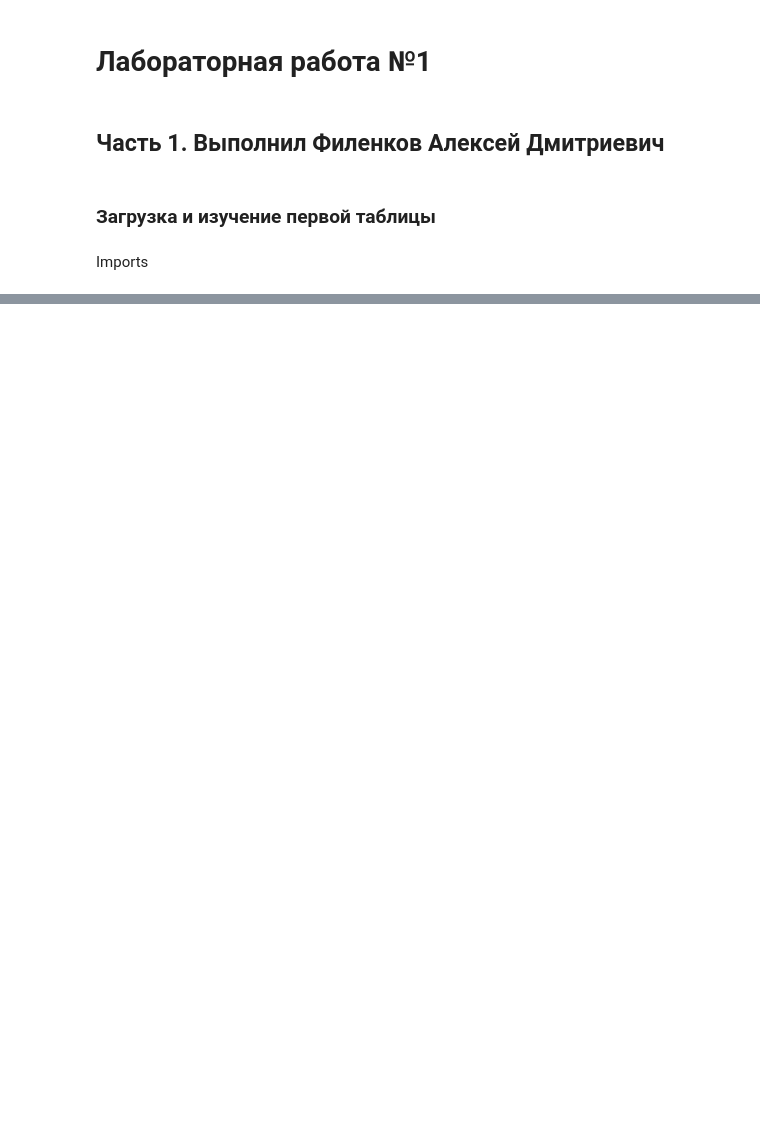
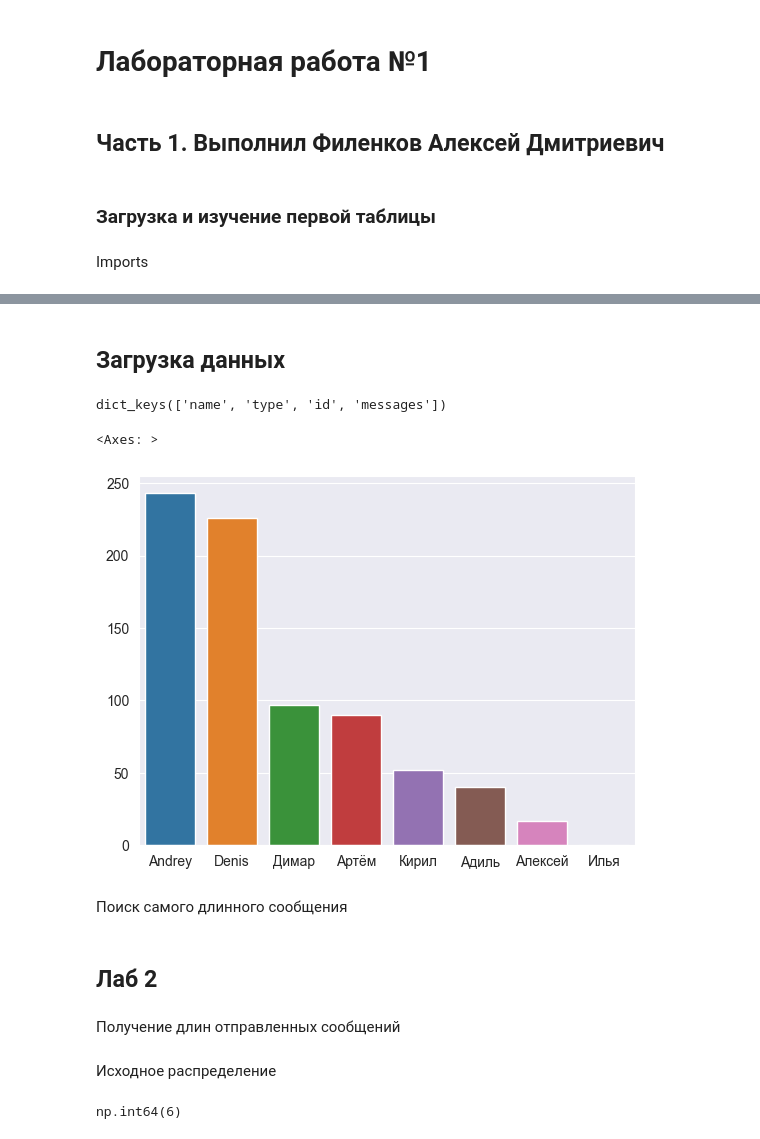
Before and after one commit to Aleshka5/Theory-of-Probability, a Jupyter notebook: research.ipynb, the cells around one changed output, grey strips where cells are left out. Cells and saved outputs as stored; diff of their text form; code cells hidden in the pictures; blank space fills up the shorter version.

```diff
--- a/research.ipynb
+++ b/research.ipynb
@@ -223,0 +23,10 @@ plt.show()
+# %% [markdown]
+## Загрузка данных
+# %%
+DB_PATH = "D:/databases/ChatExport_2023_10_01_2024-02_12_json"
+with open(DB_PATH+"/"+"result.json","r",encoding="utf-8") as file:
+    dict_data = json.load(file)
+
+dict_data.keys()
+# %% [output]
+dict_keys(['name', 'type', 'id', 'messages'])
@@ -223,0 +57,10 @@ plt.show()
+# %%
+hist_forward = pd.DataFrame({"Andrey":[243],"Denis":[226],"Адиль":[40],"Алексей":[17],"Артём":[90],"Димар":[97],"Илья":[0],"Кирил":[52]}).T.sort_values(by=0,ascending=False)
+hist_files = pd.DataFrame({"Andrey":[2496],"Denis":[1217],"Адиль":[1622],"Алексей":[372],"Артём":[2905],"Димар":[462],"Илья":[1],"Кирил":[2655]}).T.sort_values(by=0,ascending=False)
+hist_text = pd.DataFrame({"Andrey":[7063],"Denis":[3883],"Адиль":[8687],"Алексей":[1250],"Артём":[11260],"Димар":[3673],"Илья":[30],"Кирил":[7891]}).T.sort_values(by=0,ascending=False)
+sns.barplot(hist_forward.T)
+# %% [output]
+<Axes: >
+[figure, added]
+# %% [markdown]
+Поиск самого длинного сообщения
@@ -223,0 +73,4 @@ plt.show()
+# %% [markdown]
+## Лаб 2
+# %% [markdown]
+Получение длин отправленных сообщений
@@ -223,0 +85,27 @@ plt.show()
+# %% [markdown]
+Исходное распределение
+# %%
+def mean(X:np.array) -> float:
+    return X.sum() / X.shape[0]
+
+def var(X:np.array,k) -> float:
+    return mean((X - mean(X))**k)
+
+def std(X:float):
+    return np.sqrt(var(X,k=2))
+
+def asymmetric(X:np.array,k) -> float:
+    return var(X,k=k)/(std(X)**k)
+
+def ecksces(X:np.array) -> float:
+    return asymmetric(X,k=4)-3
+
+def quantile(X:np.array,q) -> float:
+    assert q < 1
+    return np.sort(X)[int(X.shape[0]*q)]
+
+x = np.array((1,2,4,5,6))
+quantile(x,q=0.95)
+# print(std(x),np.std(x))
+# %% [output]
+np.int64(6)
```
Also changed, not shown: parts of 35 cells of this notebook.
